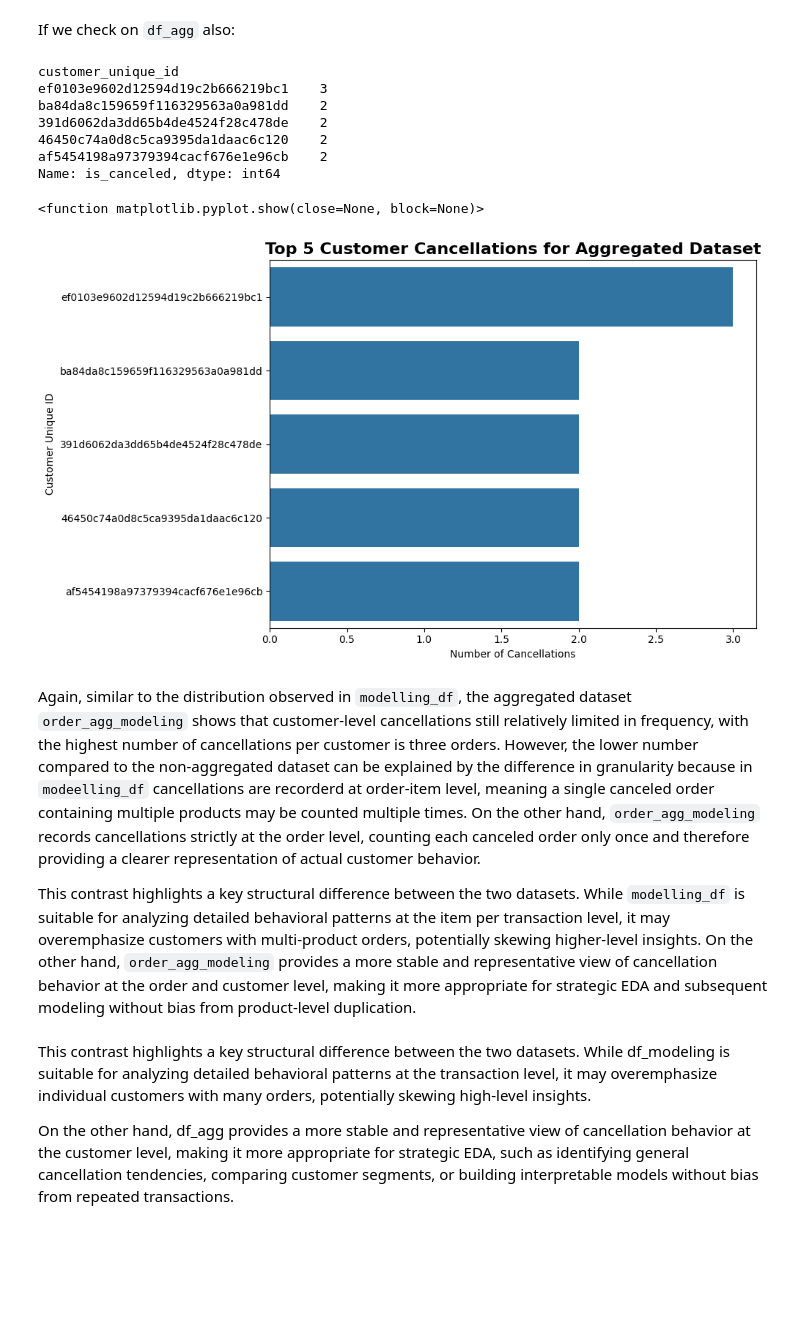
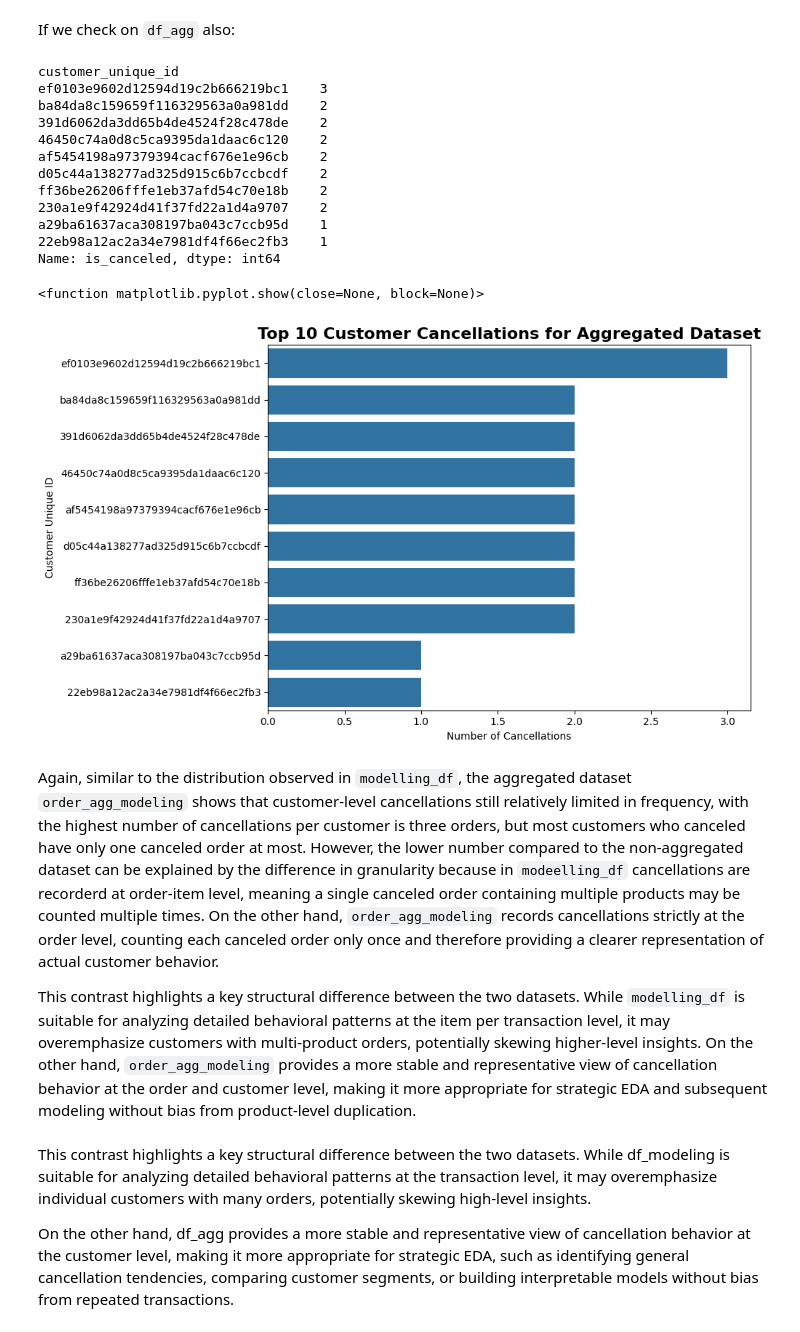
Before and after one commit to FTDS-assignment-bay/p2-final-project-ftds-051-rmt-group-001, a Jupyter notebook: EDA/EDA ver_1.ipynb, the cells around one changed output. Saved outputs shown, nothing was run; the diff lists cells and outputs as text; code cells hidden in the pictures; blank space fills up the shorter version.

```diff
--- a/EDA/EDA ver_1.ipynb
+++ b/EDA/EDA ver_1.ipynb
@@ -781,10 +786,10 @@ If we check on `df_agg` also:
 # %%
 # Group data by `customer_unique_id` to analyze cancellations by customer on Dataset `order_agg_modeling`
 num_cancel_percustomer_agg= df_agg.groupby("customer_unique_id")["is_canceled"].sum()
-top_5_agg = num_cancel_percustomer_agg.sort_values(ascending=False).head(5)
+top_10_agg = num_cancel_percustomer_agg.sort_values(ascending=False).head(10)
 # %%
-# show the top 5 customer cancellations
-top_5_agg
+# show the top 10 customer cancellations
+top_10_agg
 # %% [output]
 customer_unique_id
 ef0103e9602d12594d19c2b666219bc1    3
@@ -792,24 +797,29 @@ ba84da8c159659f116329563a0a981dd    2
 391d6062da3dd65b4de4524f28c478de    2
 46450c74a0d8c5ca9395da1daac6c120    2
 af5454198a97379394cacf676e1e96cb    2
+d05c44a138277ad325d915c6b7ccbcdf    2
+ff36be26206fffe1eb37afd54c70e18b    2
+230a1e9f42924d41f37fd22a1d4a9707    2
+a29ba61637aca308197ba043c7ccb95d    1
+22eb98a12ac2a34e7981df4f66ec2fb3    1
 Name: is_canceled, dtype: int64
 # %%
-# Visualize the top 5 customer cancellations for `df_agg`
+# Visualize the top 10 customer cancellations for `df_agg`
 
 fig = plt.figure(figsize=(10, 6))
 
-sns.barplot(top_5_agg,orient='h')
+sns.barplot(top_10_agg,orient='h')
 
 plt.xlabel('Number of Cancellations')
 plt.ylabel('Customer Unique ID')
-plt.title('Top 5 Customer Cancellations for Aggregated Dataset', fontsize=16, fontweight='bold', y=1)
+plt.title('Top 10 Customer Cancellations for Aggregated Dataset', fontsize=16, fontweight='bold', y=1)
 plt.tight_layout()
 plt.show
 # %% [output]
 <function matplotlib.pyplot.show(close=None, block=None)>
-[figure, old version]
+[figure, new version]
 # %% [markdown]
-Again, similar to the distribution observed in `modelling_df`, the aggregated dataset `order_agg_modeling` shows that customer-level cancellations still relatively limited in frequency, with the highest number of cancellations per customer is three orders. However, the lower number compared to the non-aggregated dataset can be explained by the difference in granularity because in `modeelling_df` cancellations are recorderd at order-item level, meaning a single canceled order containing multiple products may be counted multiple times. On the other hand, `order_agg_modeling` records cancellations strictly at the order level, counting each canceled order only once and therefore providing a clearer representation of actual customer behavior.
+Again, similar to the distribution observed in `modelling_df`, the aggregated dataset `order_agg_modeling` shows that customer-level cancellations still relatively limited in frequency, with the highest number of cancellations per customer is three orders, but most customers who canceled have only one canceled order at most. However, the lower number compared to the non-aggregated dataset can be explained by the difference in granularity because in `modeelling_df` cancellations are recorderd at order-item level, meaning a single canceled order containing multiple products may be counted multiple times. On the other hand, `order_agg_modeling` records cancellations strictly at the order level, counting each canceled order only once and therefore providing a clearer representation of actual customer behavior.
 
 This contrast highlights a key structural difference between the two datasets. While `modelling_df` is suitable for analyzing detailed behavioral patterns at the item per transaction level, it may overemphasize customers with multi-product orders, potentially skewing higher-level insights. On the other hand, `order_agg_modeling` provides a more stable and representative view of cancellation behavior at the order and customer level, making it more appropriate for strategic EDA and subsequent modeling without bias from product-level duplication.
 # %% [markdown]
```
Also changed, not shown: parts of 18 cells of this notebook, 2 other files.
